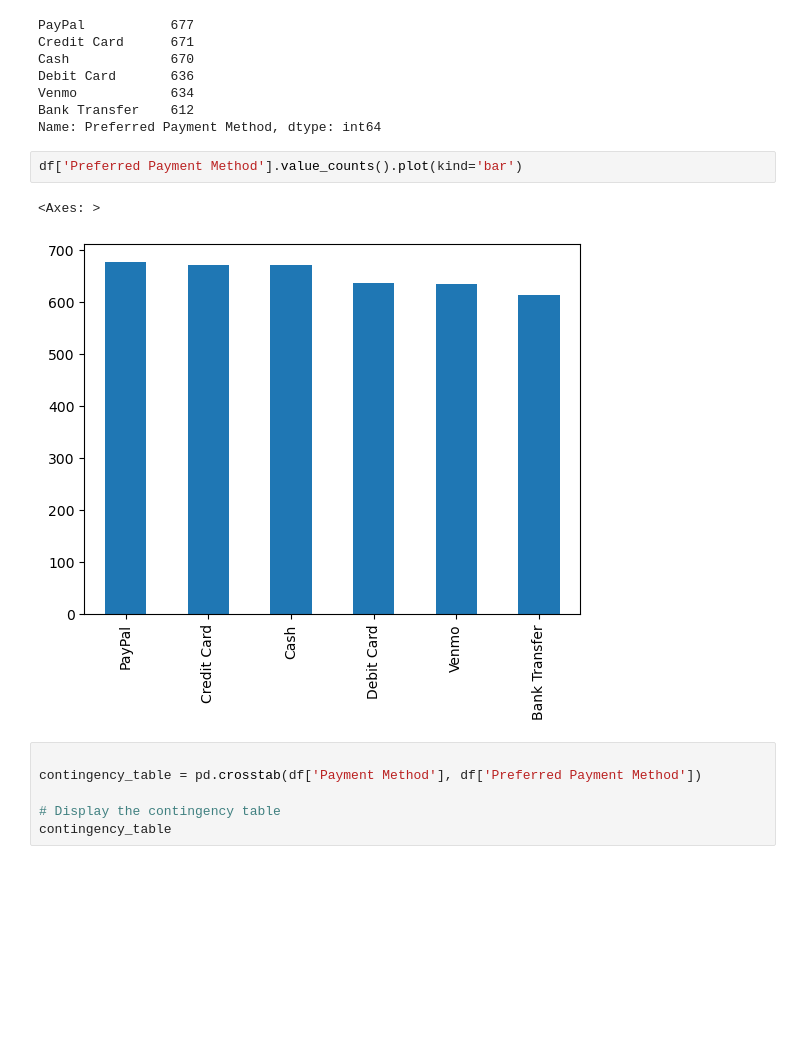
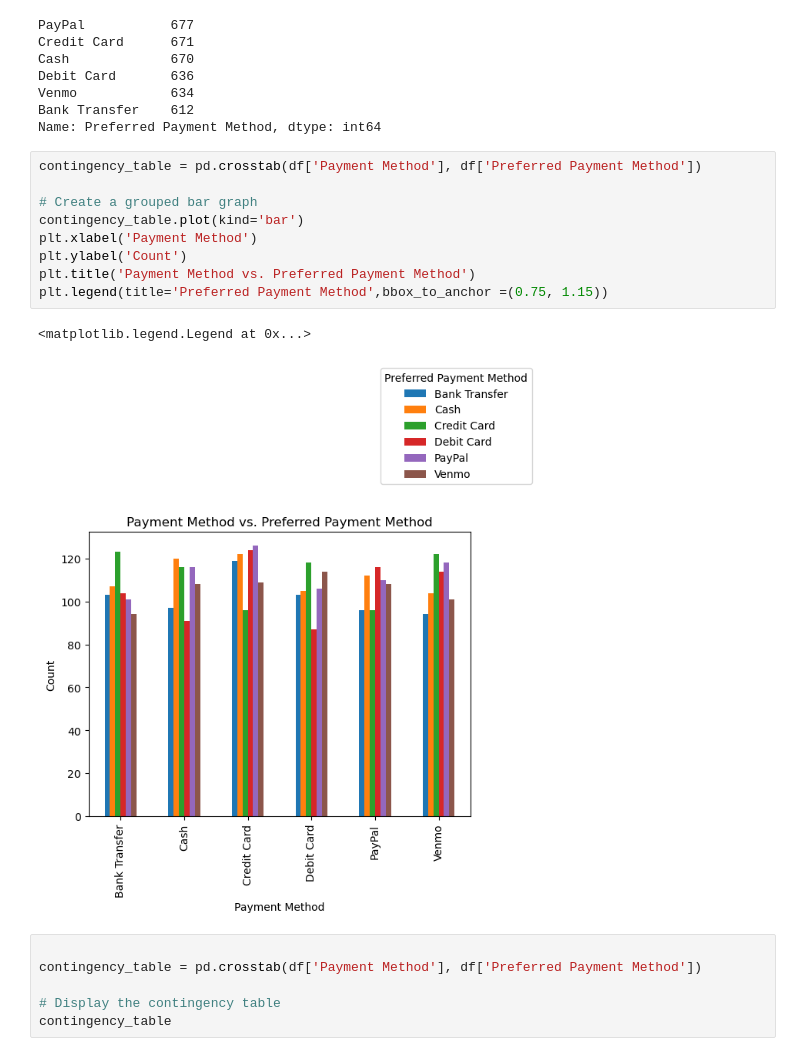
Before and after one commit to sabheen9/Customer-Shopping-Trends, a Jupyter notebook: Customer_Shopping_Trend.ipynb, the cells around one changed output. Cells and saved outputs as stored; diff of their text form; blank space fills up the shorter version.

```diff
--- a/Customer_Shopping_Trend.ipynb
+++ b/Customer_Shopping_Trend.ipynb
@@ -169,11 +164,18 @@ Debit Card       636
 Venmo            634
 Bank Transfer    612
 Name: Preferred Payment Method, dtype: int64
-# %%
-df['Preferred Payment Method'].value_counts().plot(kind='bar')
-# %% [output]
-<Axes: >
-[figure, removed]
+# %%
+contingency_table = pd.crosstab(df['Payment Method'], df['Preferred Payment Method'])
+
+# Create a grouped bar graph
+contingency_table.plot(kind='bar')
+plt.xlabel('Payment Method')
+plt.ylabel('Count')
+plt.title('Payment Method vs. Preferred Payment Method')
+plt.legend(title='Preferred Payment Method',bbox_to_anchor =(0.75, 1.15))
+# %% [output]
+<matplotlib.legend.Legend at 0x...>
+[figure, added]
 # %%
 
 contingency_table = pd.crosstab(df['Payment Method'], df['Preferred Payment Method'])
```
Also changed, not shown: parts of 1 cell of this notebook.
